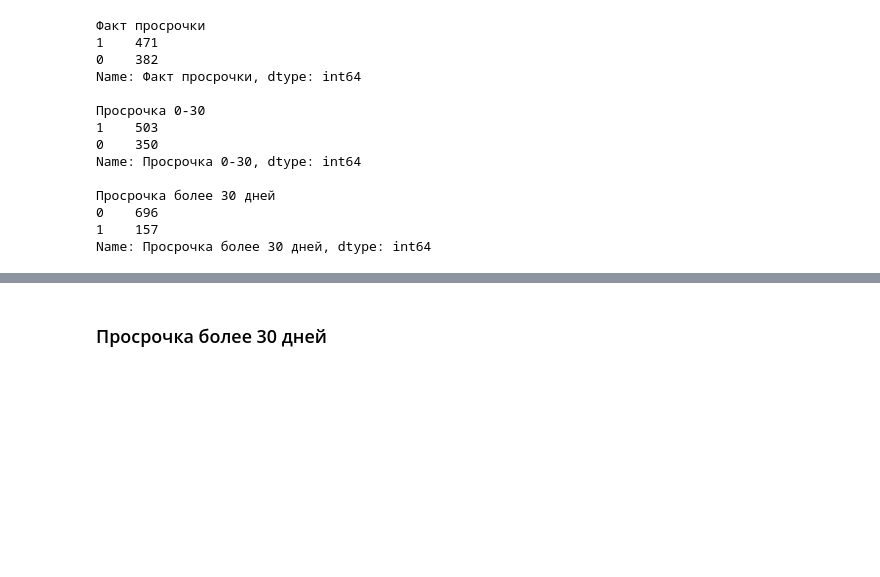
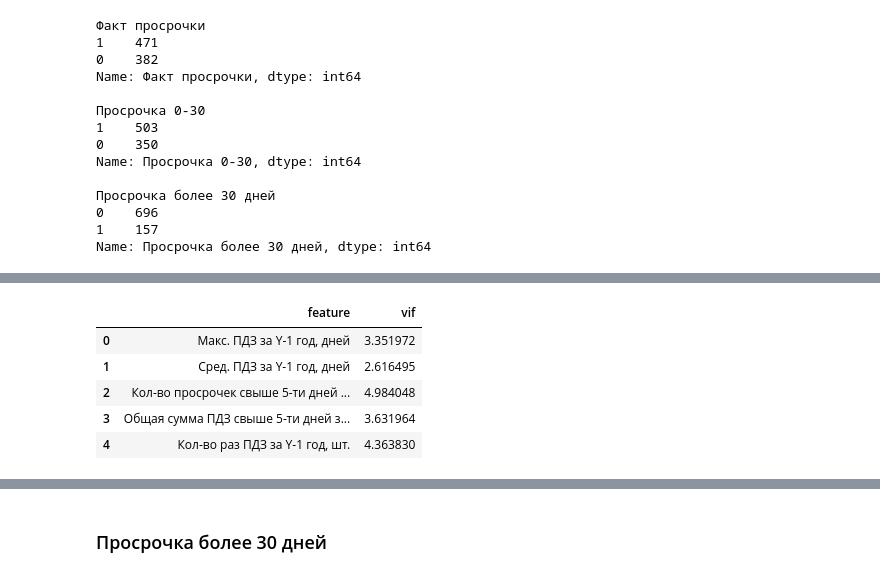
Before and after one commit to alyona0909/severstal, a Jupyter notebook: modeling.ipynb, the cells around one changed output, grey strips where cells are left out. Cells and saved outputs as stored; diff of their text form; code cells hidden in the pictures; blank space fills up the shorter version.

```diff
--- a/modeling.ipynb
+++ b/modeling.ipynb
@@ -361,23 +54,0 @@ Classification matrix - threshold=0.4
-# %%
-y = df['Просрочка 0-30']
-X = df.drop(['Факт просрочки', 'Просрочка более 30 дней', 'Просрочка 0-30'], axis=1)
-
-scaler = StandardScaler()
-transformer = ColumnTransformer([("st_scaler",
-                                 scaler,
-                                 X.columns)],
-                                 remainder="passthrough")
-
-transformed_X = transformer.fit_transform(X)
-
-logreg = LogisticRegression(max_iter=10000, random_state=42)
-param = {'C':[0.001, 0.01,  0.1, 1, 5],
-         'class_weight': [None, 'balanced'],
-         'solver': ['newton-cg', 'lbfgs', 'liblinear', 'sag', 'saga']}
-clf_for_default_0_30 = GridSearchCV(logreg,
-                   param,
-                   scoring='roc_auc',
-                   cv=10)
-clf_for_default_0_30.fit(transformed_X,y)
-print(f"Classifier best score - {clf_for_default_0_30.best_score_}")
-print(f"Classifier best parametrs - {clf_for_default_0_30.best_params_}")
@@ -416,0 +159,3 @@ array([[34, 36],
+# %%
+study = optuna.create_study(direction='maximize')
+study.optimize(objective, n_trials=100)
@@ -416,0 +259,15 @@ array([[34, 36],
+# %%
+vif_data = pd.DataFrame()
+tmp = df.drop(['Факт просрочки', 'Просрочка более 30 дней', 'Просрочка 0-30'], axis=1)
+vif_data['feature'] = tmp.columns
+
+vif_data['vif'] = [variance_inflation_factor(tmp.values, i) for i in range(len(tmp.columns))]
+features_vif = vif_data[vif_data['vif'] < 10]['feature'].values
+vif_data.head()
+# %% [output]
+|  | feature | vif |
+| 0 | Макс. ПДЗ за Y-1 год, дней | 3.351972 |
+| 1 | Сред. ПДЗ за Y-1 год, дней | 2.616495 |
+| 2 | Кол-во просрочек свыше 5-ти дней ... | 4.984048 |
+| 3 | Общая сумма ПДЗ свыше 5-ти дней з... | 3.631964 |
+| 4 | Кол-во раз ПДЗ за Y-1 год, шт. | 4.363830 |
```
Also changed, not shown: parts of 53 cells of this notebook, 7 other files.
